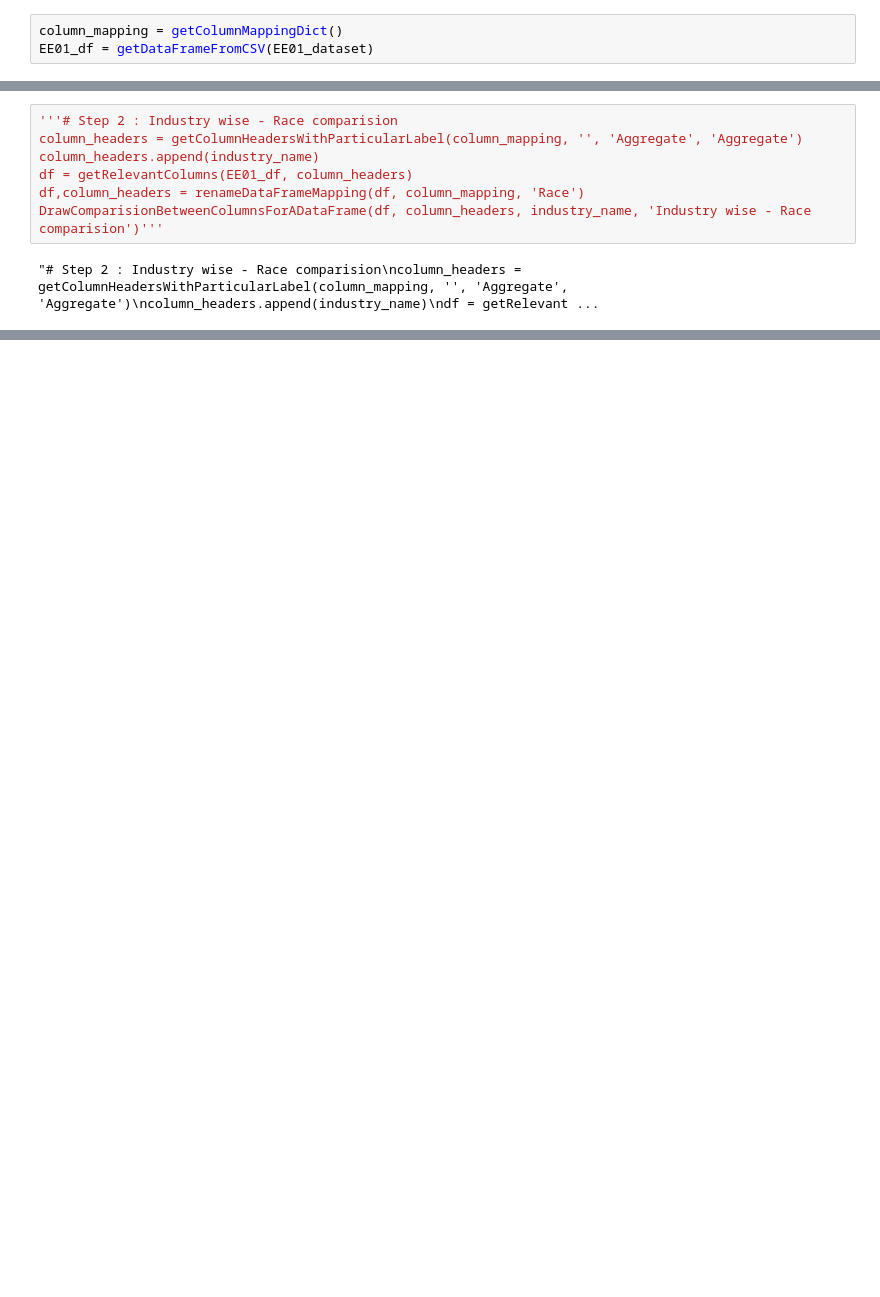
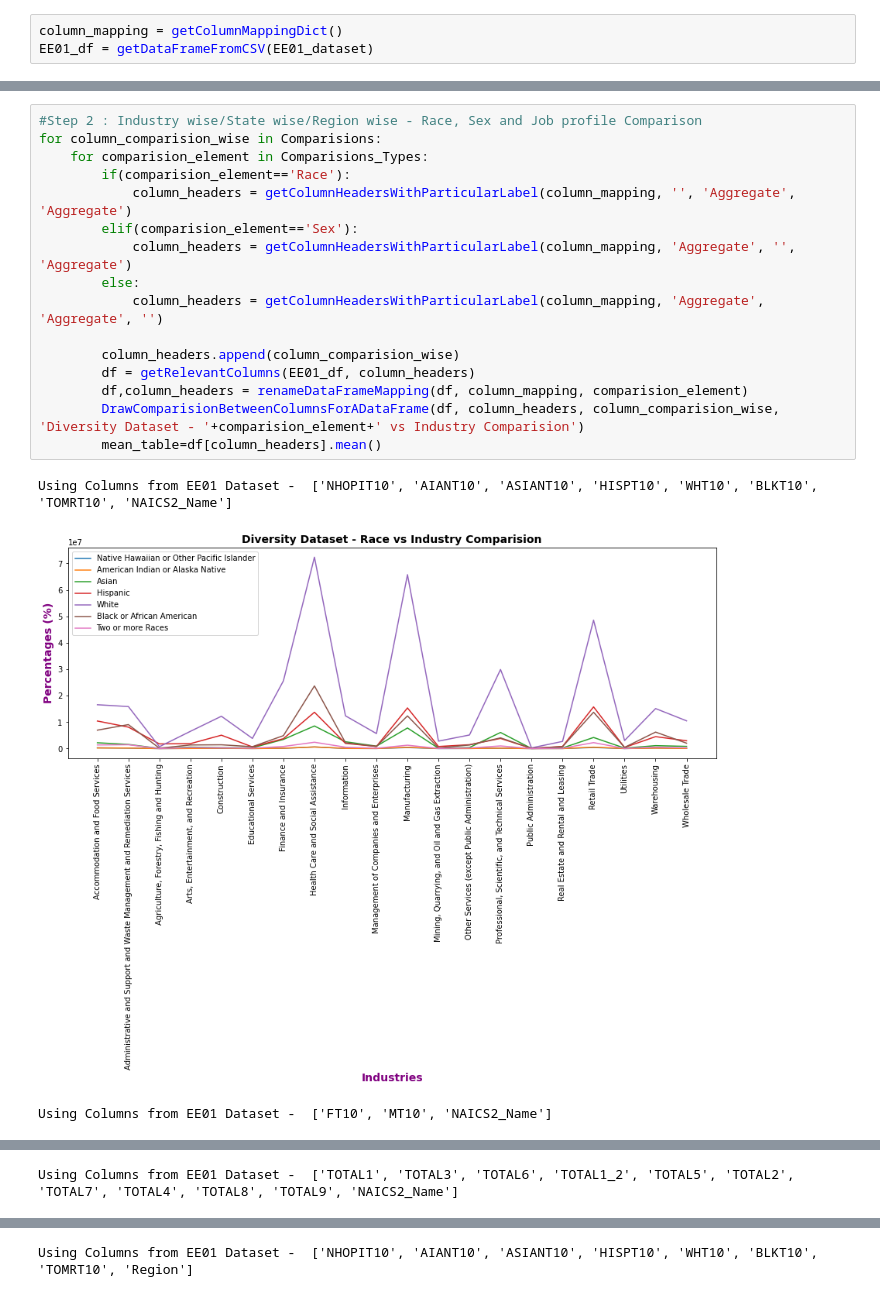
Before and after one commit to singh96aman/Diversity-Analysis---EE01-Dataset, a Jupyter notebook: Diversity Analysis.ipynb, the cells around one changed output, grey strips where cells are left out. Cells and saved outputs as stored; diff of their text form; blank space fills up the shorter version.

```diff
--- a/Diversity Analysis.ipynb
+++ b/Diversity Analysis.ipynb
@@ -164,9 +153,20 @@ Using Columns from EE01 Dataset -  ['TOTAL9', 'TOTAL2', 'TOTAL5', 'TOTAL7', 'TOT
 # %%
-'''# Step 2 : Industry wise - Race comparision
-column_headers = getColumnHeadersWithParticularLabel(column_mapping, '', 'Aggregate', 'Aggregate')
-column_headers.append(industry_name)
-df = getRelevantColumns(EE01_df, column_headers)
-df,column_headers = renameDataFrameMapping(df, column_mapping, 'Race')
-DrawComparisionBetweenColumnsForADataFrame(df, column_headers, industry_name, 'Industry wise - Race comparision')'''
+#Step 2 : Industry wise/State wise/Region wise - Race, Sex and Job profile Comparison
+for column_comparision_wise in Comparisions:
+    for comparision_element in Comparisions_Types:
+        if(comparision_element=='Race'):
+            column_headers = getColumnHeadersWithParticularLabel(column_mapping, '', 'Aggregate', 'Aggregate')
+        elif(comparision_element=='Sex'):
+            column_headers = getColumnHeadersWithParticularLabel(column_mapping, 'Aggregate', '', 'Aggregate')
+        else:
+            column_headers = getColumnHeadersWithParticularLabel(column_mapping, 'Aggregate', 'Aggregate', '')
+
+        column_headers.append(column_comparision_wise)
+        df = getRelevantColumns(EE01_df, column_headers)
+        df,column_headers = renameDataFrameMapping(df, column_mapping, comparision_element)
+        DrawComparisionBetweenColumnsForADataFrame(df, column_headers, column_comparision_wise, 'Diversity Dataset - '+comparision_element+' vs Industry Comparision')
+        mean_table=df[column_headers].mean()
 # %% [output]
-"# Step 2 : Industry wise - Race comparision\ncolumn_headers = getColumnHeadersWithParticularLabel(column_mapping, '', 'Aggregate', 'Aggregate')\ncolumn_headers.append(industry_name)\ndf = getRelevant ...
+Using Columns from EE01 Dataset -  ['NHOPIT10', 'AIANT10', 'ASIANT10', 'HISPT10', 'WHT10', 'BLKT10', 'TOMRT10', 'NAICS2_Name']
+[figure, added]
+Using Columns from EE01 Dataset -  ['FT10', 'MT10', 'NAICS2_Name']
@@ -172,0 +174 @@ DrawComparisionBetweenColumnsForADataFrame(df, column_headers, industry_name, 'I
+Using Columns from EE01 Dataset -  ['TOTAL1', 'TOTAL3', 'TOTAL6', 'TOTAL1_2', 'TOTAL5', 'TOTAL2', 'TOTAL7', 'TOTAL4', 'TOTAL8', 'TOTAL9', 'NAICS2_Name']
@@ -172,0 +176 @@ DrawComparisionBetweenColumnsForADataFrame(df, column_headers, industry_name, 'I
+Using Columns from EE01 Dataset -  ['NHOPIT10', 'AIANT10', 'ASIANT10', 'HISPT10', 'WHT10', 'BLKT10', 'TOMRT10', 'Region']
```
Also changed, not shown: parts of 6 cells of this notebook, 2 other files.
